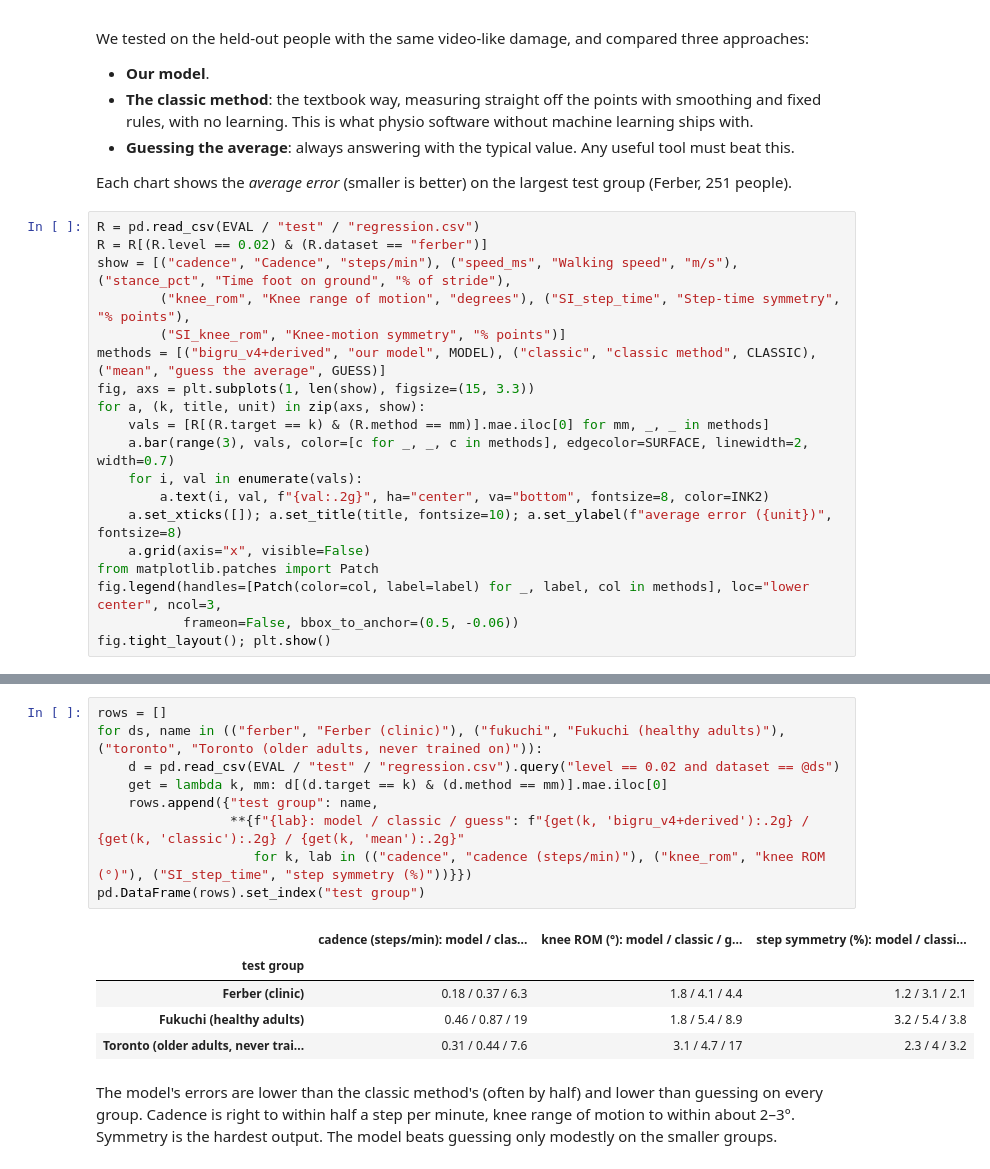
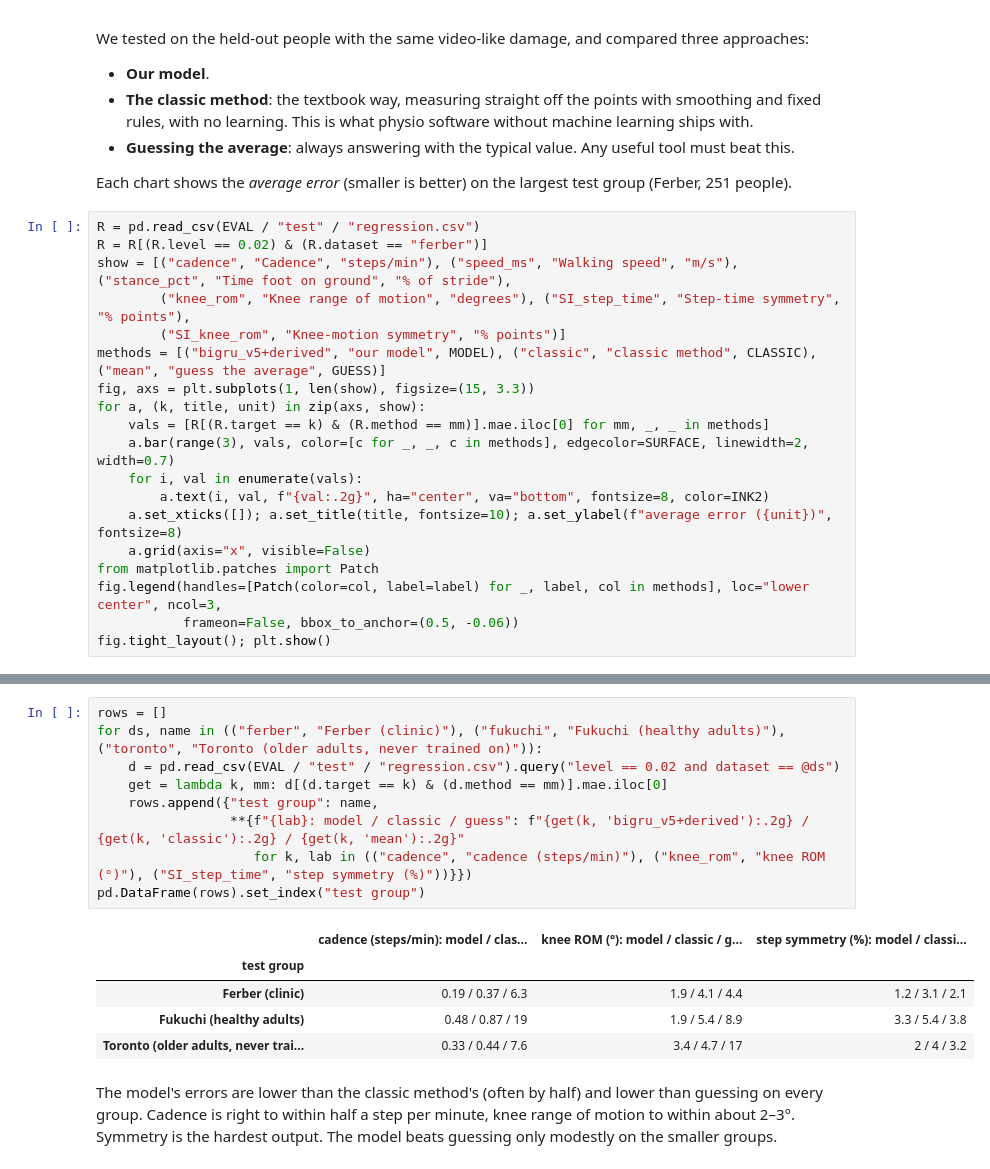
Before and after one commit to N0-D3V/PhysioGait, a Jupyter notebook: notebooks/gait_walkthrough.ipynb, the cells around one changed output, grey strips where cells are left out. Cells and saved outputs as stored; diff of their text form.

```diff
--- a/notebooks/gait_walkthrough.ipynb
+++ b/notebooks/gait_walkthrough.ipynb
@@ -223,7 +223,7 @@ R = R[(R.level == 0.02) & (R.dataset == "ferber")]
 show = [("cadence", "Cadence", "steps/min"), ("speed_ms", "Walking speed", "m/s"), ("stance_pct", "Time foot on ground", "% of stride"),
         ("knee_rom", "Knee range of motion", "degrees"), ("SI_step_time", "Step-time symmetry", "% points"),
         ("SI_knee_rom", "Knee-motion symmetry", "% points")]
-methods = [("bigru_v4+derived", "our model", MODEL), ("classic", "classic method", CLASSIC), ("mean", "guess the average", GUESS)]
+methods = [("bigru_v5+derived", "our model", MODEL), ("classic", "classic method", CLASSIC), ("mean", "guess the average", GUESS)]
 fig, axs = plt.subplots(1, len(show), figsize=(15, 3.3))
 for a, (k, title, unit) in zip(axs, show):
     vals = [R[(R.target == k) & (R.method == mm)].mae.iloc[0] for mm, _, _ in methods]
@@ -241,18 +241,18 @@ fig.tight_layout(); plt.show()
 # %%
 rows = []
 for ds, name in (("ferber", "Ferber (clinic)"), ("fukuchi", "Fukuchi (healthy adults)"), ("toronto", "Toronto (older adults, never trained on)")):
     d = pd.read_csv(EVAL / "test" / "regression.csv").query("level == 0.02 and dataset == @ds")
     get = lambda k, mm: d[(d.target == k) & (d.method == mm)].mae.iloc[0]
     rows.append({"test group": name,
-                 **{f"{lab}: model / classic / guess": f"{get(k, 'bigru_v4+derived'):.2g} / {get(k, 'classic'):.2g} / {get(k, 'mean'):.2g}"
+                 **{f"{lab}: model / classic / guess": f"{get(k, 'bigru_v5+derived'):.2g} / {get(k, 'classic'):.2g} / {get(k, 'mean'):.2g}"
                     for k, lab in (("cadence", "cadence (steps/min)"), ("knee_rom", "knee ROM (°)"), ("SI_step_time", "step symmetry (%)"))}})
 pd.DataFrame(rows).set_index("test group")
 # %% [output]
 |  | cadence (steps/min): model / clas... | knee ROM (°): model / classic / g... | step symmetry (%): model / classi... |
 | test group |  |  |  |
-| Ferber (clinic) | 0.18 / 0.37 / 6.3 | 1.8 / 4.1 / 4.4 | 1.2 / 3.1 / 2.1 |
-| Fukuchi (healthy adults) | 0.46 / 0.87 / 19 | 1.8 / 5.4 / 8.9 | 3.2 / 5.4 / 3.8 |
-| Toronto (older adults, never trai... | 0.31 / 0.44 / 7.6 | 3.1 / 4.7 / 17 | 2.3 / 4 / 3.2 |
+| Ferber (clinic) | 0.19 / 0.37 / 6.3 | 1.9 / 4.1 / 4.4 | 1.2 / 3.1 / 2.1 |
+| Fukuchi (healthy adults) | 0.48 / 0.87 / 19 | 1.9 / 5.4 / 8.9 | 3.3 / 5.4 / 3.8 |
+| Toronto (older adults, never trai... | 0.33 / 0.44 / 7.6 | 3.4 / 4.7 / 17 | 2 / 4 / 3.2 |
 # %% [markdown]
 The model's errors are lower than the classic
 method's (often by half) and lower than guessing on every group. Cadence is right to within half a step per minute, knee range
```
Also changed, not shown: parts of 10 cells of this notebook, 11 other files.
